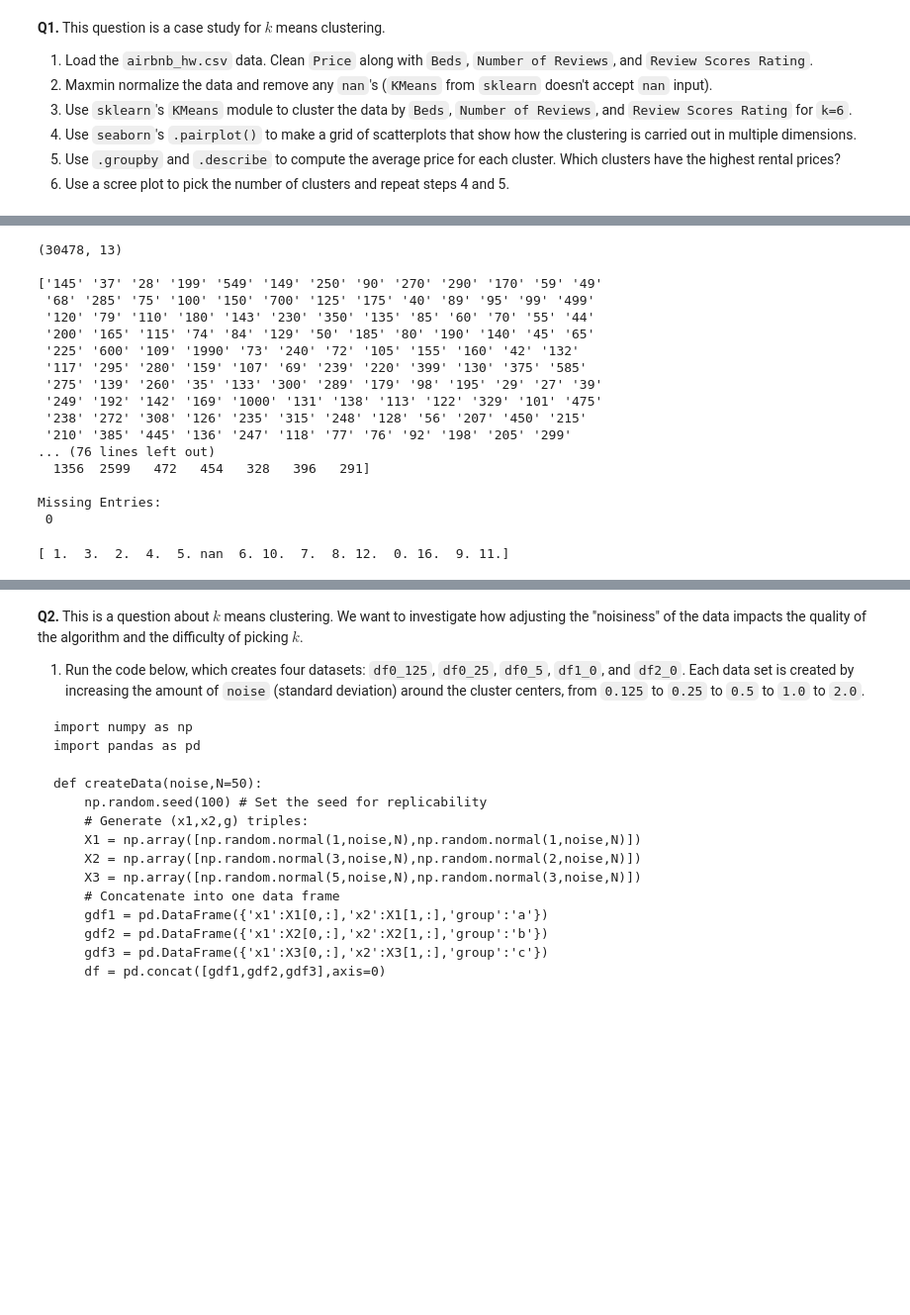
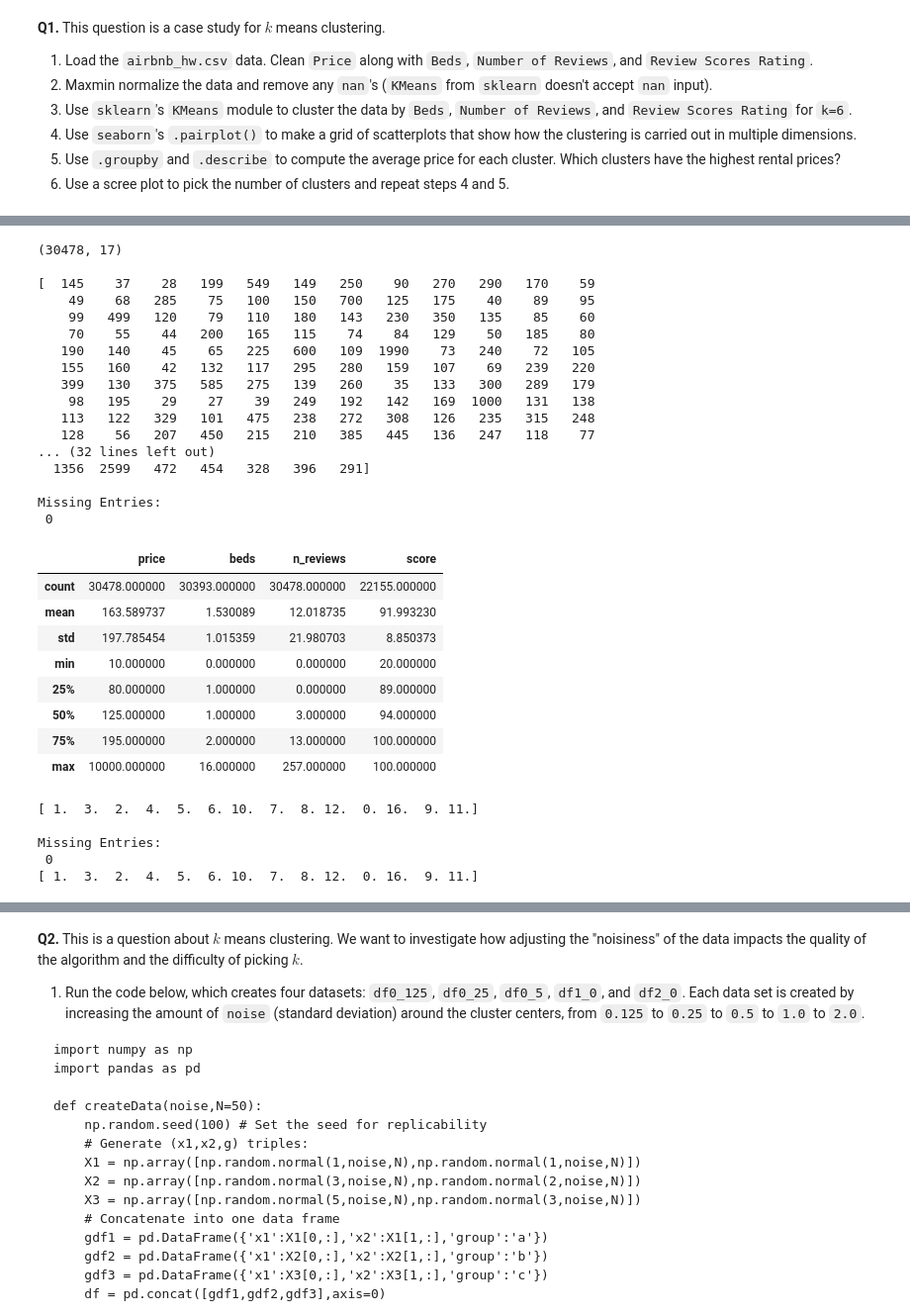
Before and after one commit to kkuang116/DS_3001-kmc, a Jupyter notebook: assignment_kmc_mywork.ipynb, the cells around one changed output, grey strips where cells are left out. Shown at 99% size. Drawn from its saved outputs; the diff is of its cells as text; code cells hidden in the pictures; blank space fills up the shorter version.

```diff
--- a/assignment_kmc_mywork.ipynb
+++ b/assignment_kmc_mywork.ipynb
@@ -46,42 +46,63 @@ airbnb.head()
 # %%
 # cleaning variables
 
+
+airbnb['price'] = airbnb['Price']
+airbnb['beds'] = airbnb['Beds']
+airbnb['n_reviews'] = airbnb['Number Of Reviews']
+airbnb['score'] = airbnb['Review Scores Rating']
+
+
+X = airbnb.loc[:,['price','beds','n_reviews','score']]
 print(airbnb.shape, "\n")     # 30478 x 13
 
 # cleaning Price (need to get rid of commas)
 #print(airbnb["Price"].unique())
-price = airbnb["Price"]
-price = price.str.replace(',','')      # take out the commas and replace with empty str
-print(price.unique(), "\n")
-price = pd.to_numeric(price, errors="coerce")  # type casting from str to numeric
-print(price.unique(), "\n")
-print('Missing Entries: \n', sum(price.isnull()))    # how many missing entries
+X['price'] = X['price'].str.replace(',','')      # take out the commas and replace with empty str
+X['price'] = pd.to_numeric(X["price"], errors="coerce")  # type casting from str to numeric
+print(X["price"].unique(), "\n")
+print('Missing Entries: \n', sum(X["price"].isnull()))    # how many missing entries
+
+
+X.describe()
 # %% [output]
-(30478, 13)
+(30478, 17)
 
-['145' '37' '28' '199' '549' '149' '250' '90' '270' '290' '170' '59' '49'
- '68' '285' '75' '100' '150' '700' '125' '175' '40' '89' '95' '99' '499'
- '120' '79' '110' '180' '143' '230' '350' '135' '85' '60' '70' '55' '44'
- '200' '165' '115' '74' '84' '129' '50' '185' '80' '190' '140' '45' '65'
- '225' '600' '109' '1990' '73' '240' '72' '105' '155' '160' '42' '132'
- '117' '295' '280' '159' '107' '69' '239' '220' '399' '130' '375' '585'
- '275' '139' '260' '35' '133' '300' '289' '179' '98' '195' '29' '27' '39'
- '249' '192' '142' '169' '1000' '131' '138' '113' '122' '329' '101' '475'
- '238' '272' '308' '126' '235' '315' '248' '128' '56' '207' '450' '215'
- '210' '385' '445' '136' '247' '118' '77' '76' '92' '198' '205' '299'
-... (76 lines left out)
+[  145    37    28   199   549   149   250    90   270   290   170    59
+    49    68   285    75   100   150   700   125   175    40    89    95
+    99   499   120    79   110   180   143   230   350   135    85    60
+    70    55    44   200   165   115    74    84   129    50   185    80
+   190   140    45    65   225   600   109  1990    73   240    72   105
+   155   160    42   132   117   295   280   159   107    69   239   220
+   399   130   375   585   275   139   260    35   133   300   289   179
+    98   195    29    27    39   249   192   142   169  1000   131   138
+   113   122   329   101   475   238   272   308   126   235   315   248
+   128    56   207   450   215   210   385   445   136   247   118    77
+... (32 lines left out)
   1356  2599   472   454   328   396   291]
 
 Missing Entries:
  0
+|  | price | beds | n_reviews | score |
+| count | 30478.000000 | 30393.000000 | 30478.000000 | 22155.000000 |
+| mean | 163.589737 | 1.530089 | 12.018735 | 91.993230 |
+| std | 197.785454 | 1.015359 | 21.980703 | 8.850373 |
+| min | 10.000000 | 0.000000 | 0.000000 | 20.000000 |
+| 25% | 80.000000 | 1.000000 | 0.000000 | 89.000000 |
+| 50% | 125.000000 | 1.000000 | 3.000000 | 94.000000 |
+| 75% | 195.000000 | 2.000000 | 13.000000 | 100.000000 |
+| max | 10000.000000 | 16.000000 | 257.000000 | 100.000000 |
 # %%
-beds = airbnb["Beds"]
-#print(beds.unique(), "\n")
-beds = beds.str.replace(',','')      # take out the commas and replace with empty str
-print(beds.unique(), "\n")
-beds = pd.to_numeric(beds
-                     , errors="coerce")  # type casting from str to numeric
-print(price.unique(), "\n")
-print('Missing Entries: \n', sum(price.isnull()))
+# cleaning beds
+print(X["beds"].unique(), "\n")
+X["beds"] = pd.to_numeric(X["beds"], errors="coerce")  # to numeric
+#X["beds"] = X["beds"].dropna()
+X['beds'] = X['beds'].fillna(1)                         # drop nans
+print('Missing Entries: \n', sum(X["beds"].isnull()))
+print(X["beds"].unique(), "\n")
 # %% [output]
-[ 1.  3.  2.  4.  5. nan  6. 10.  7.  8. 12.  0. 16.  9. 11.]
+[ 1.  3.  2.  4.  5.  6. 10.  7.  8. 12.  0. 16.  9. 11.]
+
+Missing Entries:
+ 0
+[ 1.  3.  2.  4.  5.  6. 10.  7.  8. 12.  0. 16.  9. 11.]
```
Also changed, not shown: parts of 5 cells of this notebook.
